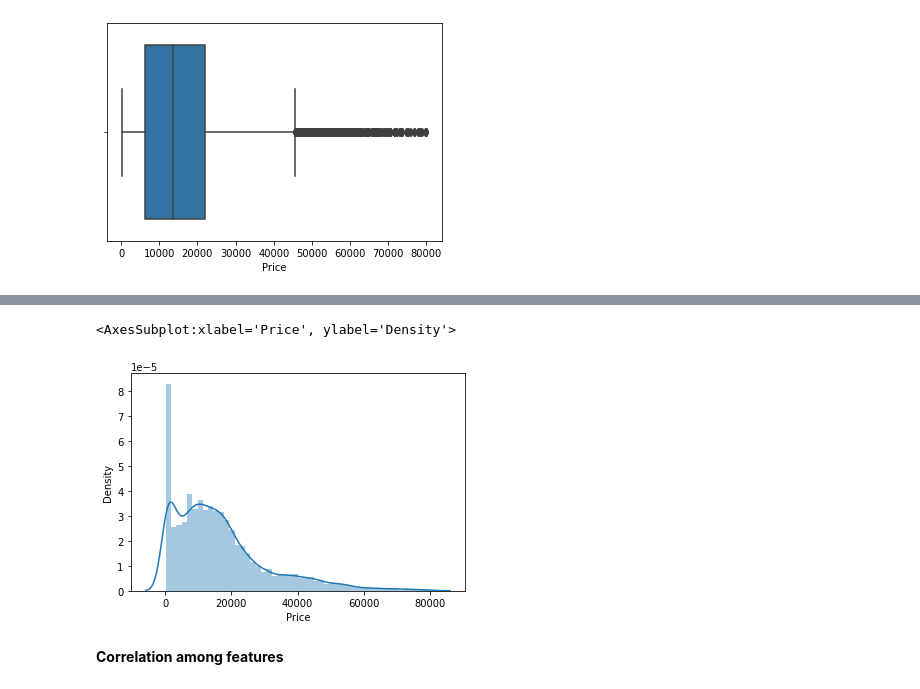
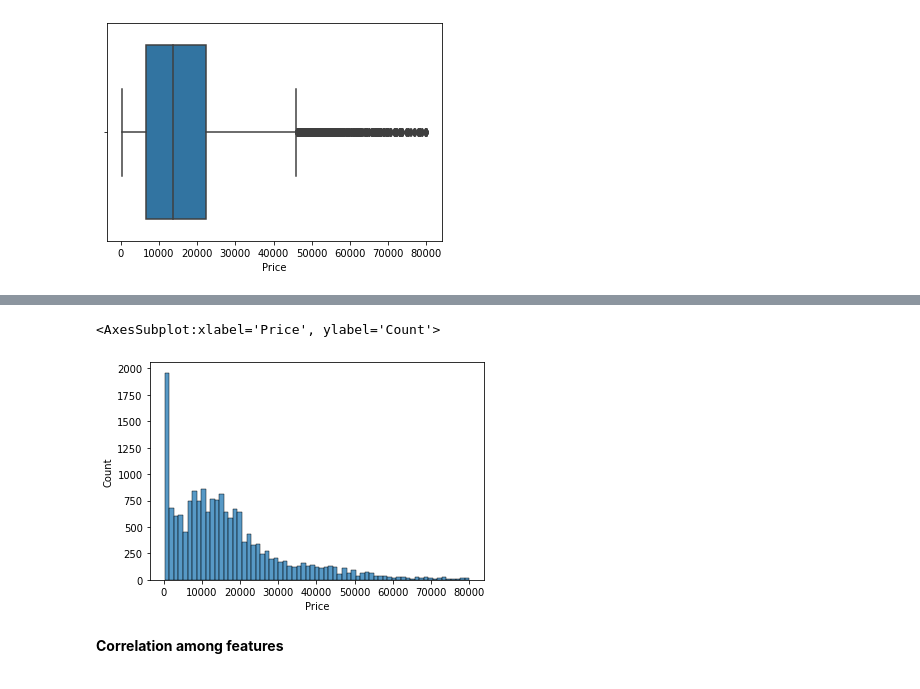
Before and after one commit to ZiadHamada/Predict-car-price, a Jupyter notebook: predict-car-price-acc-81.ipynb, the cells around one changed output, grey strips where cells are left out. Cells and saved outputs as stored; diff of their text form; code cells hidden in the pictures.

Commit message:
Kaggle Notebook | Predict car price with XGB acc 85% | Version 5

```diff
--- a/predict-car-price-acc-81.ipynb
+++ b/predict-car-price-acc-81.ipynb
@@ -163,5 +163,5 @@ sns.boxplot(df['Price'])
 # %% [markdown]
 **Remove outliers**
 # %%
-df.drop(df[(df['Price'] < 200) | (df['Price'] > 80000)].index, inplace=True)
+df.drop(df[(df['Price'] < 300) | (df['Price'] > 80000)].index, inplace=True)
 # %%
@@ -188,8 +172,8 @@ df
 # %%
-sns.distplot(df['Price'])
+sns.histplot(x=df['Price'])
 # %% [output]
-<AxesSubplot:xlabel='Price', ylabel='Density'>
+<AxesSubplot:xlabel='Price', ylabel='Count'>
-[figure, old version]
+[figure, new version]
 # %% [markdown]
 **Correlation among features**
 # %%
```
Also changed, not shown: parts of 14 cells of this notebook.
